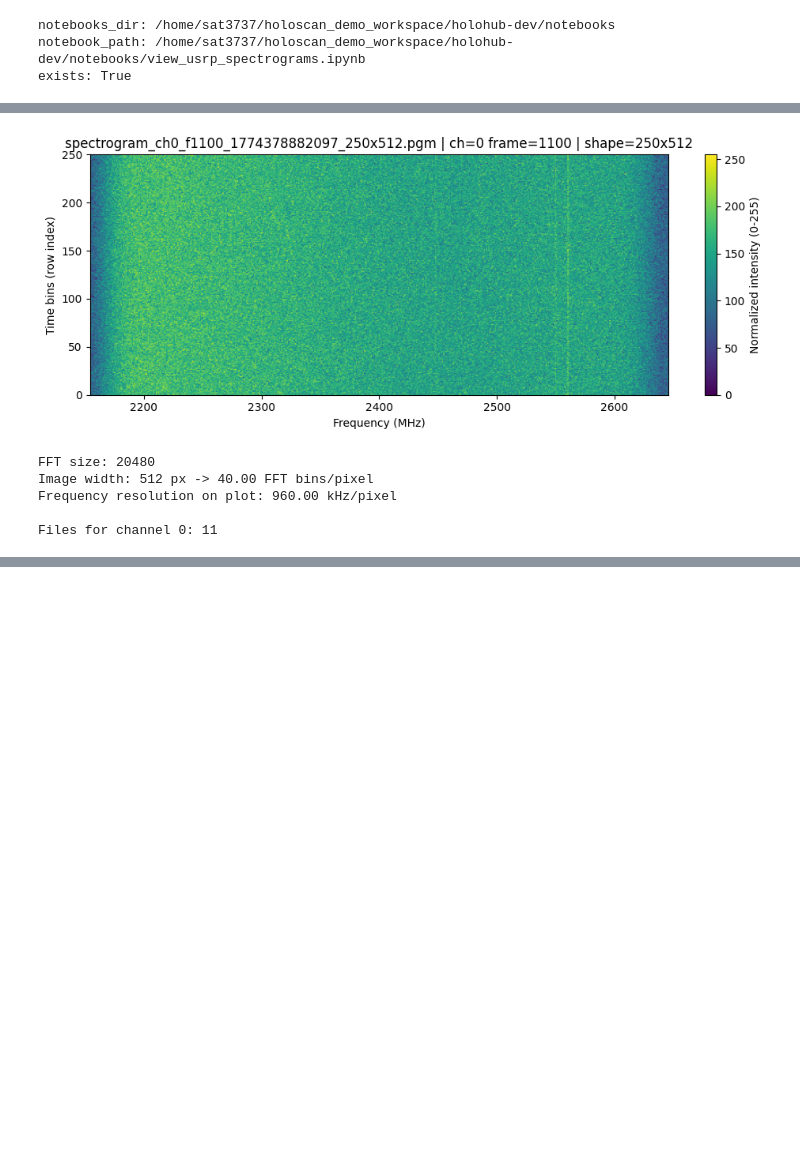
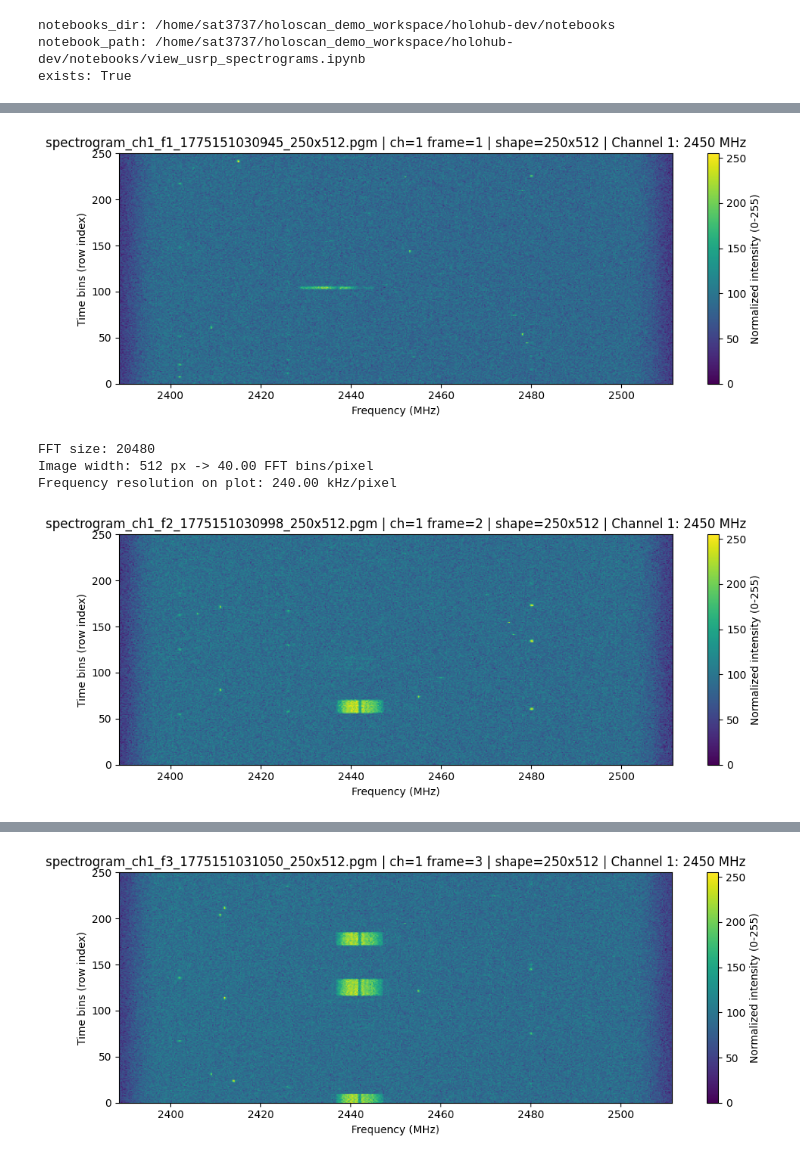
Before and after one commit to Trudes808/Holohub-Signal-Detection, a Jupyter notebook: notebooks/view_usrp_spectrograms.ipynb, the cells around one changed output, grey strips where cells are left out. Saved outputs shown, nothing was run; the diff lists cells and outputs as text; code cells hidden in the pictures; blank space fills up the shorter version.

Commit message:
spectrogram opp working and signal detection opp running but with bad config so not detecting yet

```diff
--- a/notebooks/view_usrp_spectrograms.ipynb
+++ b/notebooks/view_usrp_spectrograms.ipynb
@@ -164,19 +380,67 @@ First few records:
 # %%
 # Section 6: Display results and key diagnostics
-if records:
-    uniq_shapes = sorted({(r['rows'], r['cols']) for r in records})
-    channels = sorted({r['channel'] for r in records})
-    frames = [r['frame'] for r in records]
 
-    print(f'Unique shapes: {uniq_shapes}')
-    print(f'Channels present: {channels}')
-    print(f'Frame range: {min(frames)} -> {max(frames)}')
+channel_spectrograms = [r for r in spectrogram_records if r['channel'] == CHANNEL_TO_PLOT]
 
-    print('\nPlotting latest record:')
-    plot_record(records[-1])
+channel_masks = [r for r in mask_records if r['channel'] == CHANNEL_TO_PLOT]
 
-    channel_records = [r for r in records if r['channel'] == CHANNEL_TO_PLOT]
-    print(f'\nFiles for channel {CHANNEL_TO_PLOT}: {len(channel_records)}')
+if spectrogram_records:
+
+    uniq_shapes = sorted({(r['rows'], r['cols']) for r in spectrogram_records})
+
+    channels = sorted({r['channel'] for r in spectrogram_records})
+
+    frames = [r['frame'] for r in spectrogram_records]
+
+    print(f'Spectrogram shapes in newest window: {uniq_shapes}')
+
+    print(f'Spectrogram channels present in newest window: {channels}')
+
+    print(f'Spectrogram frame range in newest window: {min(frames)} -> {max(frames)}')
+
+    if channel_spectrograms:
+
+        print(f'\nPlotting {len(channel_spectrograms)} spectrogram(s) for channel {CHANNEL_TO_PLOT} from newest window:')
+
+        for rec in channel_spectrograms:
+
+            plot_record(rec)
+
+        print(f'Files for channel {CHANNEL_TO_PLOT} in newest window: {len(channel_spectrograms)}')
+
+    else:
+
+        print(f'No spectrograms found for channel {CHANNEL_TO_PLOT} in newest window.')
+
 else:
-    print('No records available for plotting.')
+
+    print('No spectrogram records available for plotting.')
+
+if mask_records:
+
+    mask_shapes = sorted({(r['rows'], r['cols']) for r in mask_records})
+
+    mask_channels = sorted({r['channel'] for r in mask_records})
+
+    print(f'\nMask shapes in newest window: {mask_shapes}')
+
+    print(f'Mask channels present in newest window: {mask_channels}')
+
+    if channel_masks:
+
+        print(f'\nPlotting {len(channel_masks)} mask(s) for channel {CHANNEL_TO_PLOT} from newest window:')
+
+        for rec in channel_masks:
+
+            plot_mask_record(rec)
+
+        print(f'Masks for channel {CHANNEL_TO_PLOT} in newest window: {len(channel_masks)}')
+
+    else:
+
+        print(f'No masks found for channel {CHANNEL_TO_PLOT} in newest window.')
+
+else:
+
+    print('No mask records available for plotting.')
 # %% [output]
@@ -188,6 +452,5 @@ Plotting latest record:
-[figure, old version]
+[figure, new version]
 FFT size: 20480
 Image width: 512 px -> 40.00 FFT bins/pixel
-Frequency resolution on plot: 960.00 kHz/pixel
-
-Files for channel 0: 11
+Frequency resolution on plot: 240.00 kHz/pixel
+[figure, added]
@@ -193,0 +460 @@ Files for channel 0: 11
+[figure, added]
```
Also changed, not shown: parts of 7 cells of this notebook, 10 other files.
